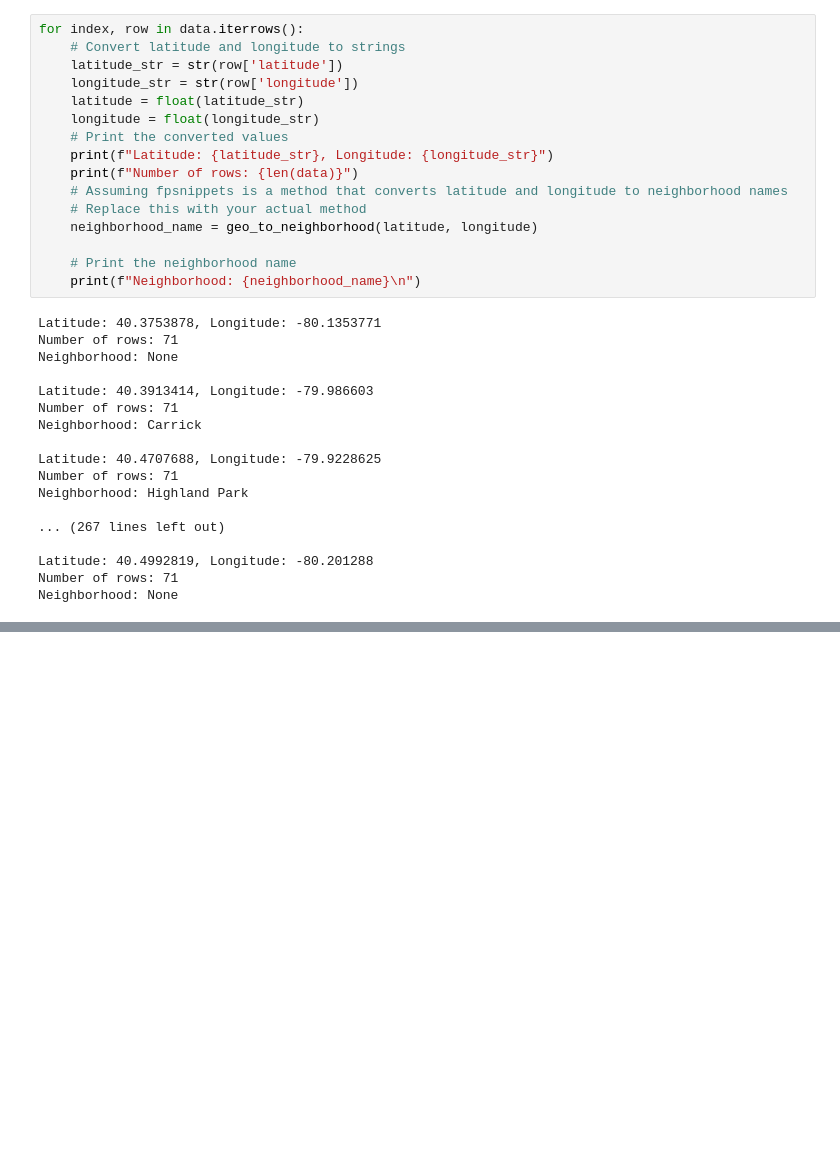
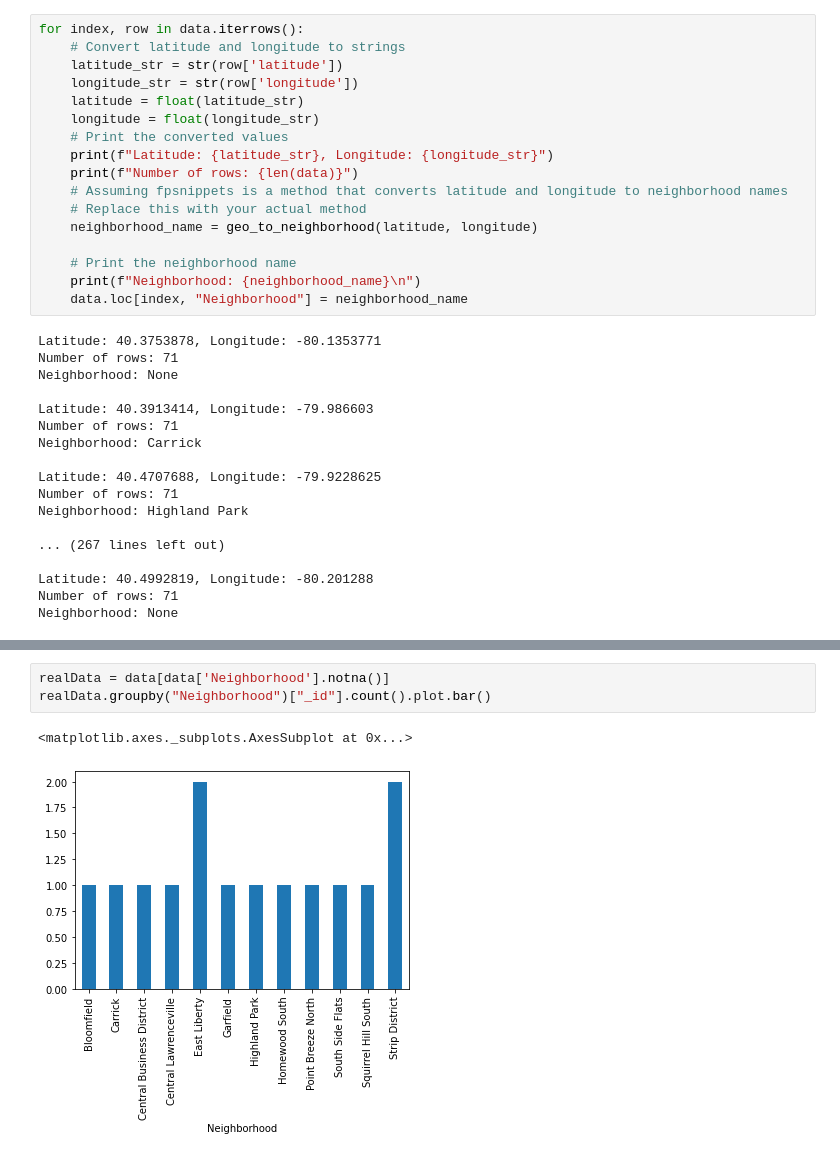
Before and after one commit to Margaret-O/Tres-Amigas-Final-Project, a Jupyter notebook: Final-Project-Farmers-Market/FinalProjectFarmersMarket.ipynb, the cells around one changed output, grey strips where cells are left out. Drawn from its saved outputs; the diff is of its cells as text; blank space fills up the shorter version.

```diff
--- a/Final-Project-Farmers-Market/FinalProjectFarmersMarket.ipynb
+++ b/Final-Project-Farmers-Market/FinalProjectFarmersMarket.ipynb
@@ -105,6 +105,7 @@ for index, row in data.iterrows():
 
     # Print the neighborhood name
     print(f"Neighborhood: {neighborhood_name}\n")
+    data.loc[index, "Neighborhood"] = neighborhood_name
 # %% [output]
 Latitude: 40.3753878, Longitude: -80.1353771
 Number of rows: 71
@@ -125,0 +154,6 @@ Neighborhood: None
+# %%
+realData = data[data['Neighborhood'].notna()]
+realData.groupby("Neighborhood")["_id"].count().plot.bar()
+# %% [output]
+<matplotlib.axes._subplots.AxesSubplot at 0x...>
+[figure, added]
```
Also changed, not shown: parts of 2 cells of this notebook, 1 other file.
